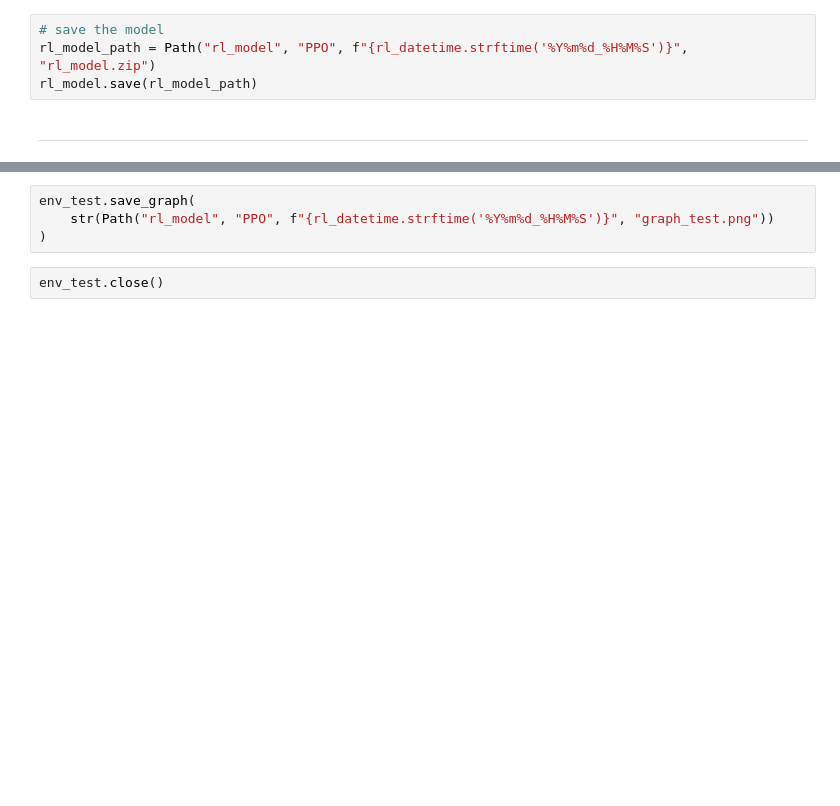
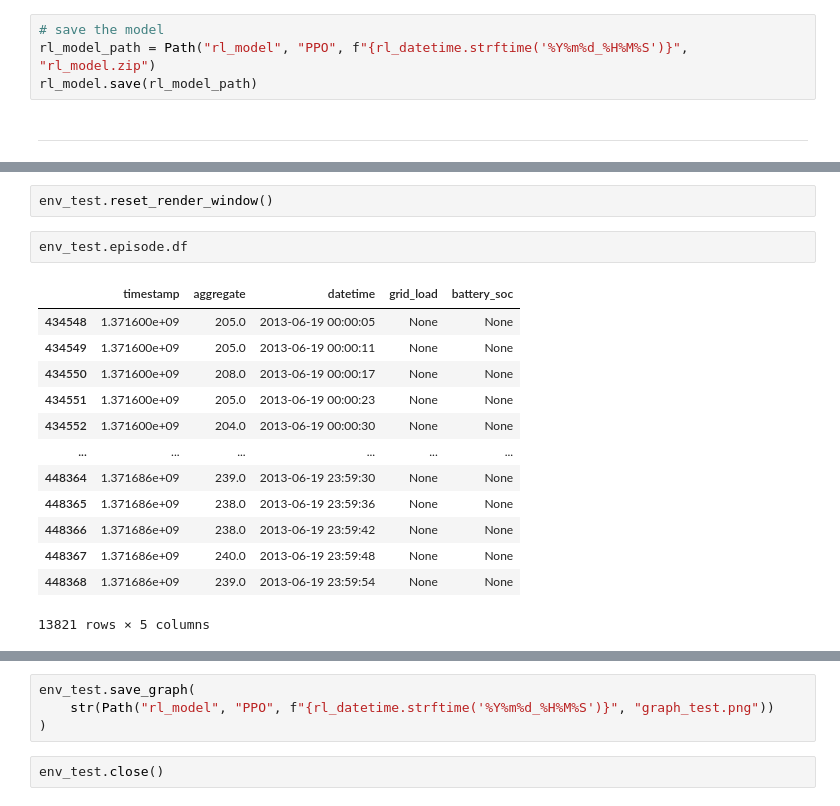
Before and after one commit to mmmmmm44/AdversarialSMControl, a Jupyter notebook: rl_training.ipynb, the cells around one changed output, grey strips where cells are left out. Drawn from its saved outputs; the diff is of its cells as text; blank space fills up the shorter version.

```diff
--- a/rl_training.ipynb
+++ b/rl_training.ipynb
@@ -458 +300,19 @@ Wrapping the env in a DummyVecEnv.
+# %%
+env_test.reset_render_window()
+# %%
+env_test.episode.df
+# %% [output]
+|  | timestamp | aggregate | datetime | grid_load | battery_soc |
+| 434548 | 1.371600e+09 | 205.0 | 2013-06-19 00:00:05 | None | None |
+| 434549 | 1.371600e+09 | 205.0 | 2013-06-19 00:00:11 | None | None |
+| 434550 | 1.371600e+09 | 208.0 | 2013-06-19 00:00:17 | None | None |
+| 434551 | 1.371600e+09 | 205.0 | 2013-06-19 00:00:23 | None | None |
+| 434552 | 1.371600e+09 | 204.0 | 2013-06-19 00:00:30 | None | None |
+| ... | ... | ... | ... | ... | ... |
+| 448364 | 1.371686e+09 | 239.0 | 2013-06-19 23:59:30 | None | None |
+| 448365 | 1.371686e+09 | 238.0 | 2013-06-19 23:59:36 | None | None |
+| 448366 | 1.371686e+09 | 238.0 | 2013-06-19 23:59:42 | None | None |
+| 448367 | 1.371686e+09 | 240.0 | 2013-06-19 23:59:48 | None | None |
+| 448368 | 1.371686e+09 | 239.0 | 2013-06-19 23:59:54 | None | None |
+13821 rows × 5 columns
 # %%
```
Also changed, not shown: parts of 13 cells of this notebook, 2 other files.
